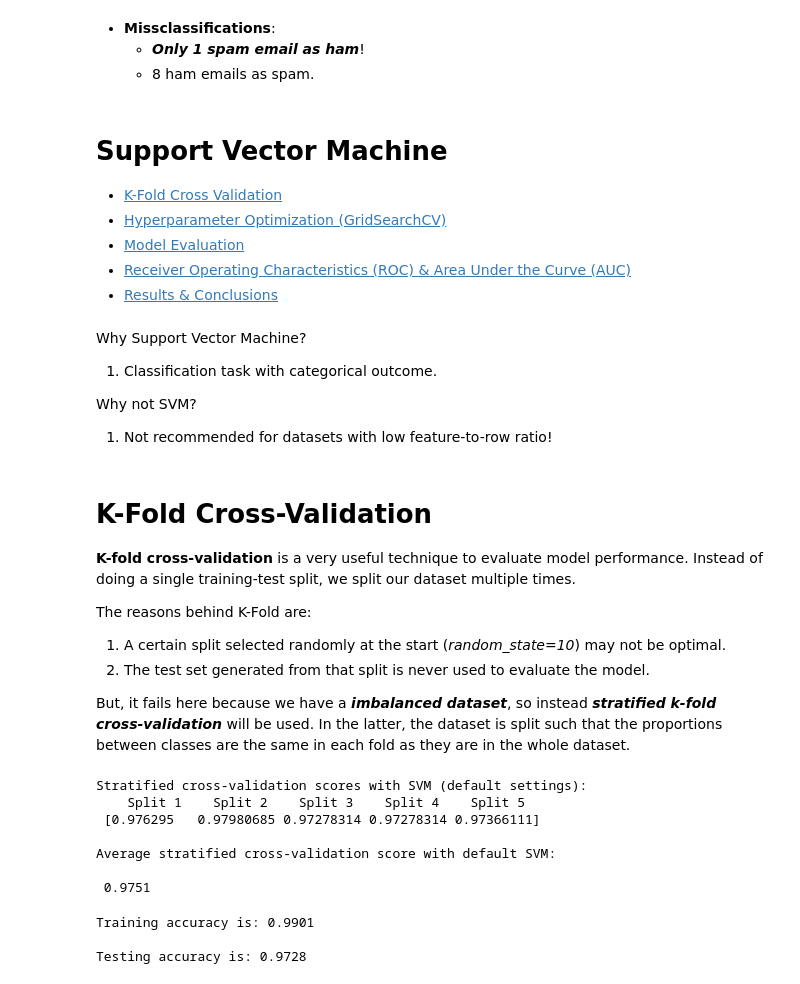
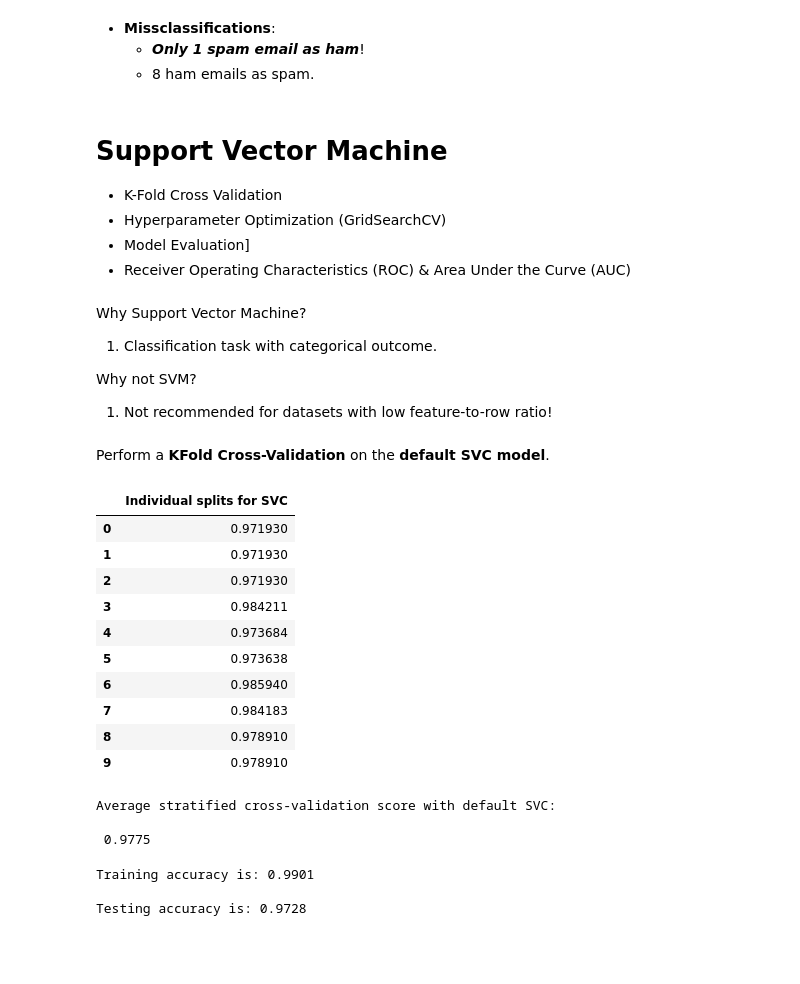
Before and after one commit to CSpanias/spam_filter_bootcamp, a Jupyter notebook: spam_filter.ipynb, the cells around one changed output. Cells and saved outputs as stored; diff of their text form; code cells hidden in the pictures; blank space fills up the shorter version.

```diff
--- a/spam_filter.ipynb
+++ b/spam_filter.ipynb
@@ -411,55 +427,52 @@ sns.heatmap(cm_matrix, annot=True, fmt='d', cmap='YlGnBu')
 <a name="SVM"> </a>
 # **Support Vector Machine**
 
-* [K-Fold Cross Validation](#K-Fold)
-* [Hyperparameter Optimization (GridSearchCV)](#GridSearchCV)
-* [Model Evaluation](#GS-Eval)
-* [Receiver Operating Characteristics (ROC) & Area Under the Curve (AUC)](#ROC-AUC)
-* [Results & Conclusions](#Res-Con)
+* K-Fold Cross Validation
+* Hyperparameter Optimization (GridSearchCV)
+* Model Evaluation]
+* Receiver Operating Characteristics (ROC) & Area Under the Curve (AUC)
 # %% [markdown]
 Why Support Vector Machine?
   1. Classification task with categorical outcome.
 
 Why not SVM?
   1. Not recommended for datasets with low feature-to-row ratio!
-# %% [markdown]
-<a name="K-Fold"></a>
-# **K-Fold Cross-Validation**
-
-**K-fold cross-validation** is a very useful technique to evaluate model
-performance. Instead of doing a single training-test split, we split our dataset multiple times.
-
-The reasons behind K-Fold are:
-  1. A certain split selected randomly at the start (*random_state=10*) may not be optimal.
-  2. The test set generated from that split is never used to evaluate the model.
-
-But, it fails here because we have a ***imbalanced dataset***, so instead ***stratified k-fold cross-validation*** will be used. In the latter, the dataset is split such that the proportions between classes are the same in each fold as they are in the whole dataset.
+# %% [markdown]
+Perform a **KFold Cross-Validation** on the **default SVC model**.
 # %%
 # choose how many train/test sets we want by "n_splits"
-kfold = StratifiedKFold(n_splits=5, shuffle=True)
+kfold = StratifiedKFold(n_splits=10, shuffle=True)
 
 # instantiate SVM model with default parameters
 svc = SVC()
 
 # calculate the accuracy score of each of the 5 train/test sets
 svc_scores = cross_val_score(svc, X, y, cv=kfold)
 
-# print cross-validation scores with SVM default parameters
-print('Stratified cross-validation scores with SVM (default settings):\n'
-'    Split 1    Split 2    Split 3    Split 4    Split 5\n', (svc_scores))
+# convert list of scores to dataframe
+svc_splits = pd.DataFrame(svc_scores, columns = ['Individual splits for SVC'])
+# display dataframe as a table
+display(svc_splits)
 
 # print average cross-validation score with default parameteres
-print('\nAverage stratified cross-validation score with default SVM:\n\n',
+print('\nAverage stratified cross-validation score with default SVC:\n\n',
       round(svc_scores.mean(), 4))
 
 # use cross_val_predict to generate K-Fold predictions
-kf_predictions = cross_val_predict(svc, X, y, cv=10)
+y_pred = cross_val_predict(svc, X, y, cv=10)
 # %% [output]
+|  | Individual splits for SVC |
+| 0 | 0.971930 |
+| 1 | 0.971930 |
+| 2 | 0.971930 |
+| 3 | 0.984211 |
+| 4 | 0.973684 |
+| 5 | 0.973638 |
+| 6 | 0.985940 |
+| 7 | 0.984183 |
+| 8 | 0.978910 |
+| 9 | 0.978910 |
-Stratified cross-validation scores with SVM (default settings):
-    Split 1    Split 2    Split 3    Split 4    Split 5
- [0.976295   0.97980685 0.97278314 0.97278314 0.97366111]
+Average stratified cross-validation score with default SVC:
 
-Average stratified cross-validation score with default SVM:
-
- 0.9751
+ 0.9775
 # %%
```
Also changed, not shown: parts of 15 cells of this notebook.
